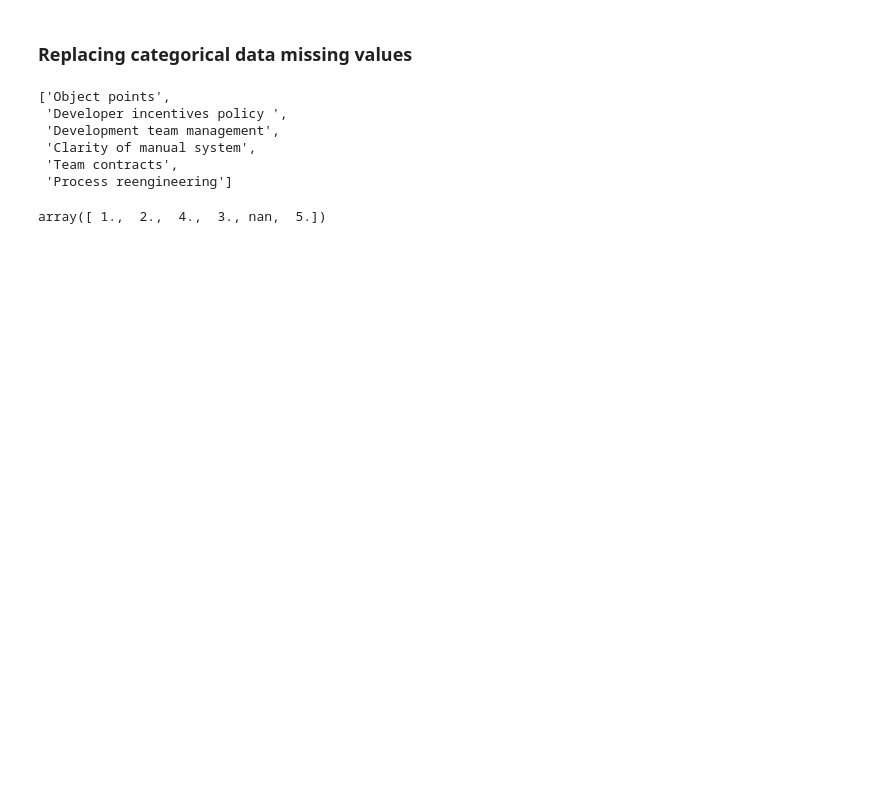
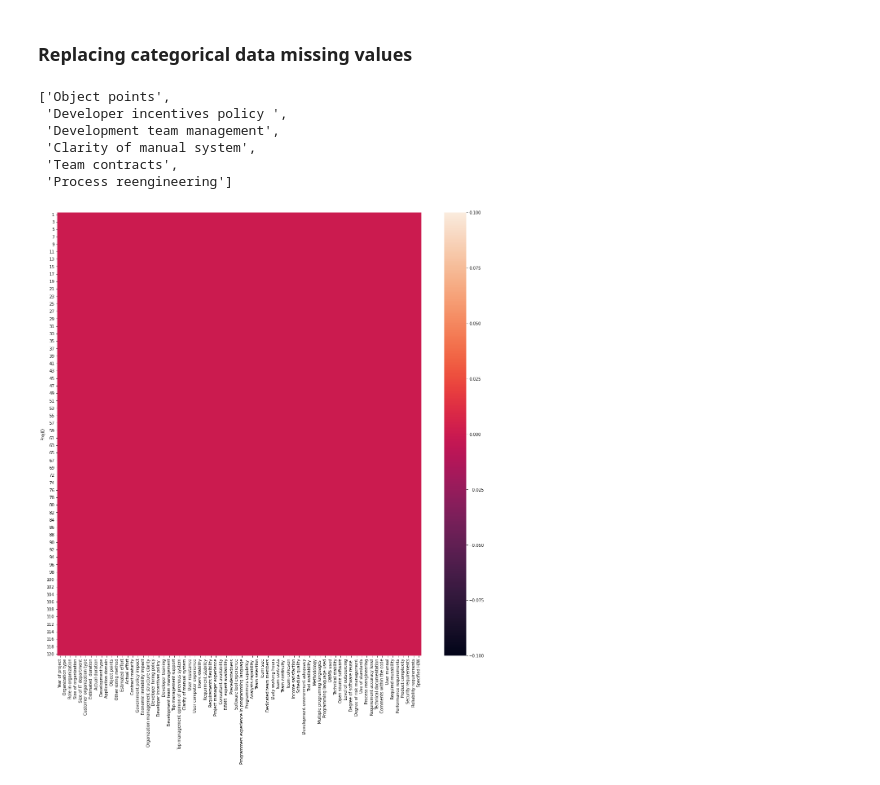
Before and after one commit to youcef-ely/Software-Effort-Estimation, a Jupyter notebook: Notebooks/data_cleaning (04-04-21).ipynb, the cells around one changed output. Saved outputs shown, nothing was run; the diff lists cells and outputs as text; code cells hidden in the pictures; blank space fills up the shorter version.

Commit message:
data cleaned

```diff
--- a/Notebooks/test.ipynb
+++ b/Notebooks/data_cleaning (04-04-21).ipynb
@@ -174,7 +172,10 @@ number_columns
  'Clarity of manual system',
  'Team contracts',
  'Process reengineering']
-# %%
-data['Team contracts'].unique()
-# %% [output]
-array([ 1.,  2.,  4.,  3., nan,  5.])
+# %%
+data_imputed = data_preprocessing.categorial_cols_imputation(data_imputed, number_columns)
+# %%
+plt.figure(figsize = (20, 20))
+data_visualization.missing_values_map(data_imputed)
+# %% [output]
+[figure, added]
```
Also changed, not shown: parts of 3 cells of this notebook, 3 other files.
